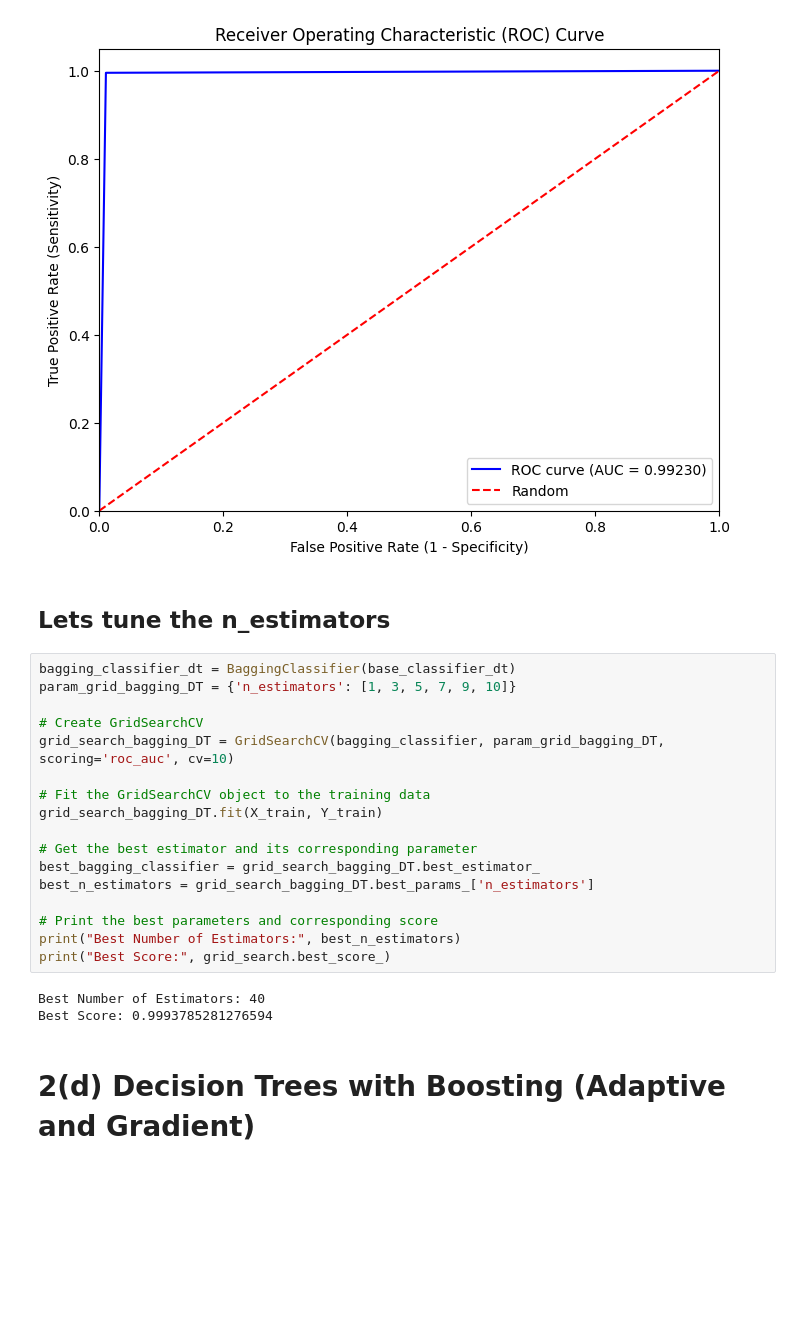
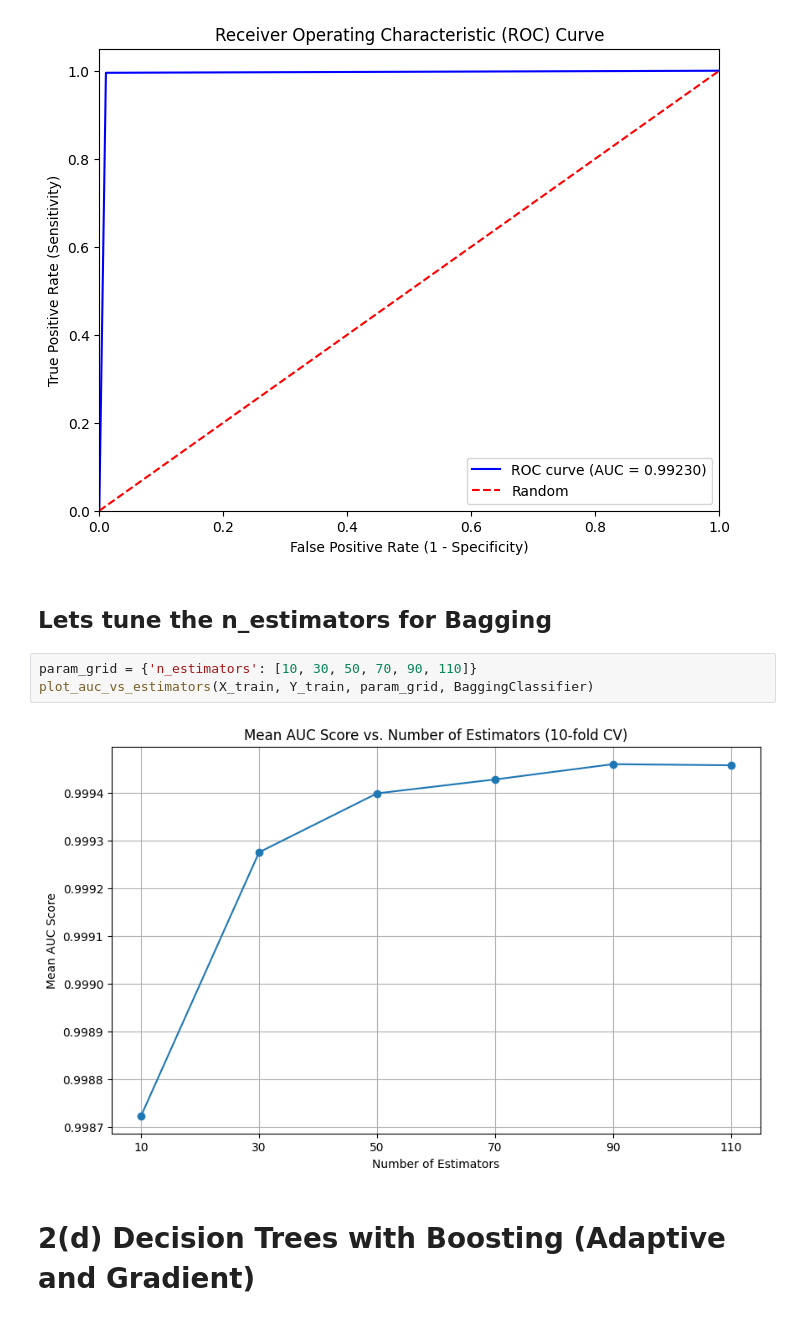
Before and after one commit to JaySachar/MSE413-ML, a Jupyter notebook: Project/main.ipynb, the cells around one changed output. Cells and saved outputs as stored; diff of their text form; blank space fills up the shorter version.

```diff
--- a/Project/main.ipynb
+++ b/Project/main.ipynb
@@ -448,27 +497,12 @@ Confusion Matrix:
 Specficity: 0.9892946237403996
 [figure]
 # %% [markdown]
-## Lets tune the n_estimators
+## Lets tune the n_estimators for Bagging
-# %%
-bagging_classifier_dt = BaggingClassifier(base_classifier_dt)
-param_grid_bagging_DT = {'n_estimators': [1, 3, 5, 7, 9, 10]}
-
-# Create GridSearchCV
-grid_search_bagging_DT = GridSearchCV(bagging_classifier, param_grid_bagging_DT, scoring='roc_auc', cv=10)
-
-# Fit the GridSearchCV object to the training data
-grid_search_bagging_DT.fit(X_train, Y_train)
-
-# Get the best estimator and its corresponding parameter
-best_bagging_classifier = grid_search_bagging_DT.best_estimator_
-best_n_estimators = grid_search_bagging_DT.best_params_['n_estimators']
-
-# Print the best parameters and corresponding score
-print("Best Number of Estimators:", best_n_estimators)
-print("Best Score:", grid_search.best_score_)
-# %% [output]
-Best Number of Estimators: 40
-Best Score: 0.9993785281276594
+# %%
+param_grid = {'n_estimators': [10, 30, 50, 70, 90, 110]}
+plot_auc_vs_estimators(X_train, Y_train, param_grid, BaggingClassifier)
+# %% [output]
+[figure, added]
 # %% [markdown]
 # 2(d) Decision Trees with Boosting (Adaptive and Gradient)
 # %%
```
Also changed, not shown: parts of 17 cells of this notebook.
